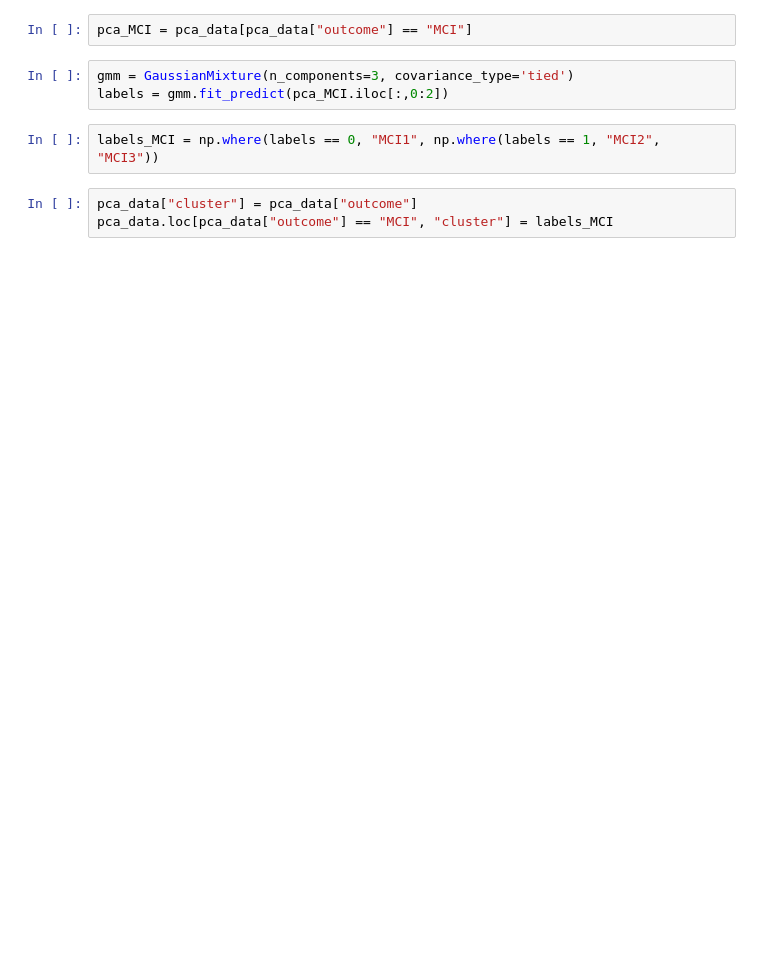
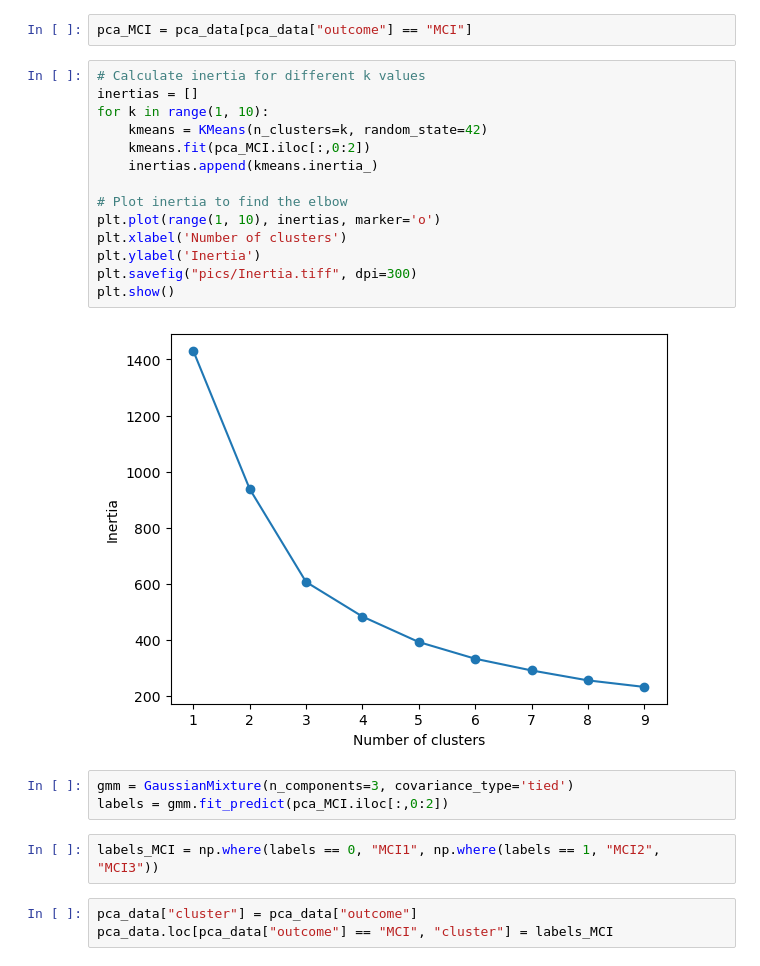
Before and after one commit to Art83/adni_mci, a Jupyter notebook: code/Experiment.2.Feature_Selection_Model.ipynb, the cells around one changed output. Cells and saved outputs as stored; diff of their text form; blank space fills up the shorter version.

```diff
--- a/code/Experiment.2.Feature_Selection_Model.ipynb
+++ b/code/Experiment.2.Feature_Selection_Model.ipynb
@@ -200,5 +222,21 @@ plt.show()
 # %%
 pca_MCI = pca_data[pca_data["outcome"] == "MCI"]
+# %%
+# Calculate inertia for different k values
+inertias = []
+for k in range(1, 10):
+    kmeans = KMeans(n_clusters=k, random_state=42)
+    kmeans.fit(pca_MCI.iloc[:,0:2])
+    inertias.append(kmeans.inertia_)
+
+# Plot inertia to find the elbow
+plt.plot(range(1, 10), inertias, marker='o')
+plt.xlabel('Number of clusters')
+plt.ylabel('Inertia')
+plt.savefig("pics/Inertia.tiff", dpi=300)
+plt.show()
+# %% [output]
+[figure, added]
 # %%
 gmm = GaussianMixture(n_components=3, covariance_type='tied')
 labels = gmm.fit_predict(pca_MCI.iloc[:,0:2])
```
Also changed, not shown: parts of 47 cells of this notebook, 9 other files.
